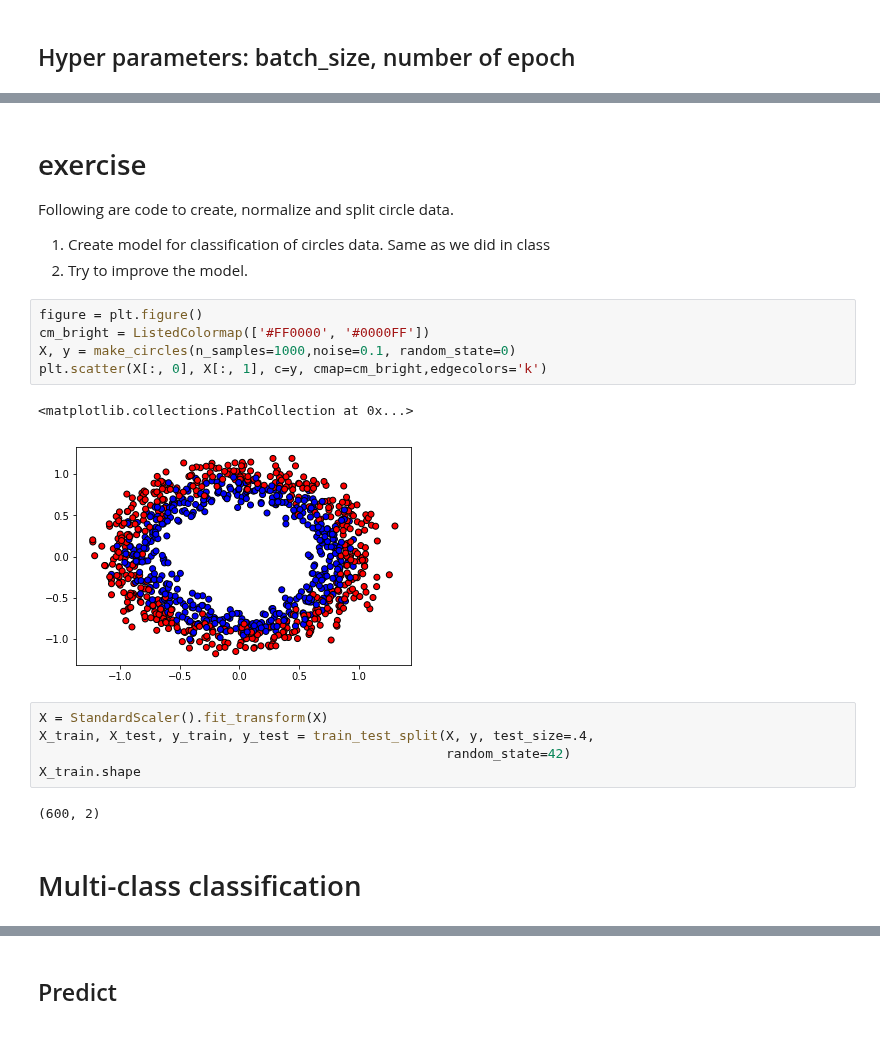
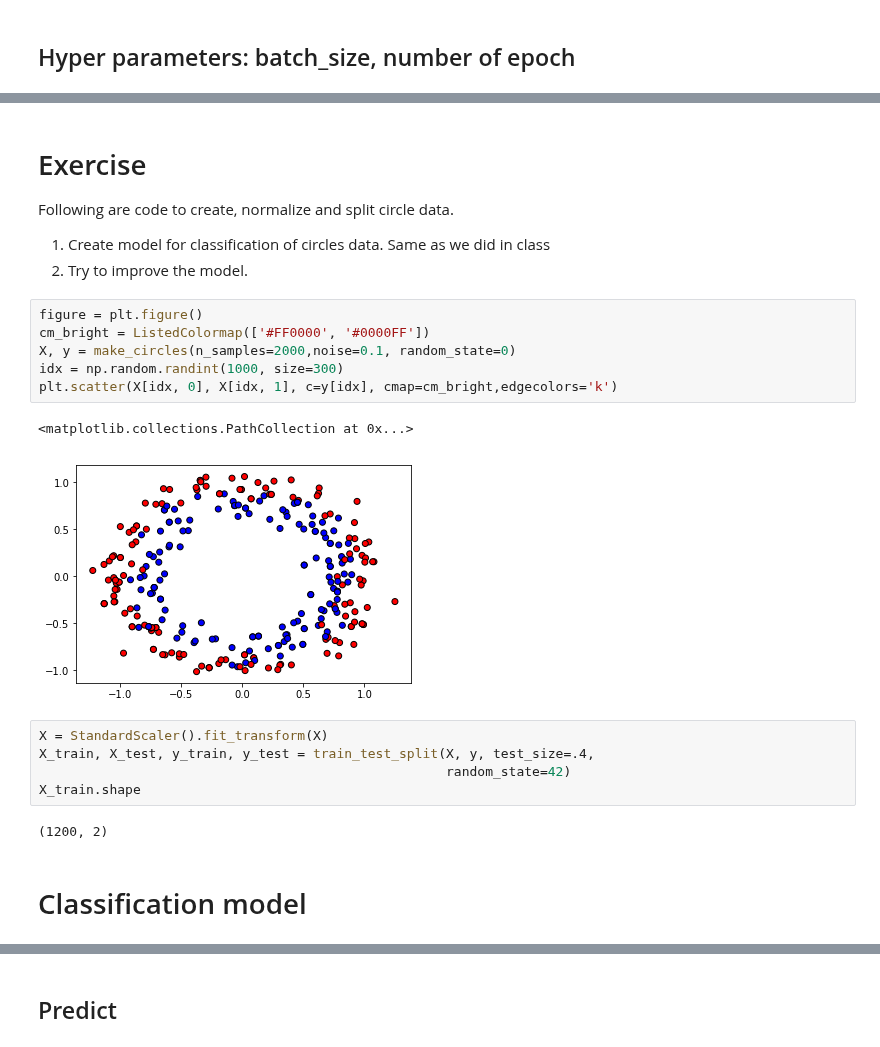
Before and after one commit to naomifridman/Introduction_to_deep_learning, a Jupyter notebook: Deep_Learning_intro_part4_keras_example.ipynb, the cells around one changed output, grey strips where cells are left out. Saved outputs shown, nothing was run; the diff lists cells and outputs as text.

```diff
--- a/Deep_Learning_intro_part4_keras_example.ipynb
+++ b/Deep_Learning_intro_part4_keras_example.ipynb
@@ -278,5 +281,5 @@ weighted avg       0.85      0.84      0.84       200
 # %% [markdown]
-# exercise
+# Exercise
 Following are code to create, normalize and split circle data.
 
 1. Create model for classification of circles data. Same as we did in class
@@ -284,18 +287,19 @@ Following are code to create, normalize and split circle data.
 # %%
 figure = plt.figure()
 cm_bright = ListedColormap(['#FF0000', '#0000FF'])
-X, y = make_circles(n_samples=1000,noise=0.1, random_state=0)
-plt.scatter(X[:, 0], X[:, 1], c=y, cmap=cm_bright,edgecolors='k')
+X, y = make_circles(n_samples=2000,noise=0.1, random_state=0)
+idx = np.random.randint(1000, size=300)
+plt.scatter(X[idx, 0], X[idx, 1], c=y[idx], cmap=cm_bright,edgecolors='k')
 # %% [output]
 <matplotlib.collections.PathCollection at 0x...>
-[figure, old version]
+[figure, new version]
 # %%
 X = StandardScaler().fit_transform(X)
 X_train, X_test, y_train, y_test = train_test_split(X, y, test_size=.4,
                                                     random_state=42)
 X_train.shape
 # %% [output]
-(600, 2)
+(1200, 2)
-# %% [markdown]
-# Multi-class classification
+# %% [markdown]
+# Classification model
 # %%
```
Also changed, not shown: parts of 48 cells of this notebook, 1 other file.
